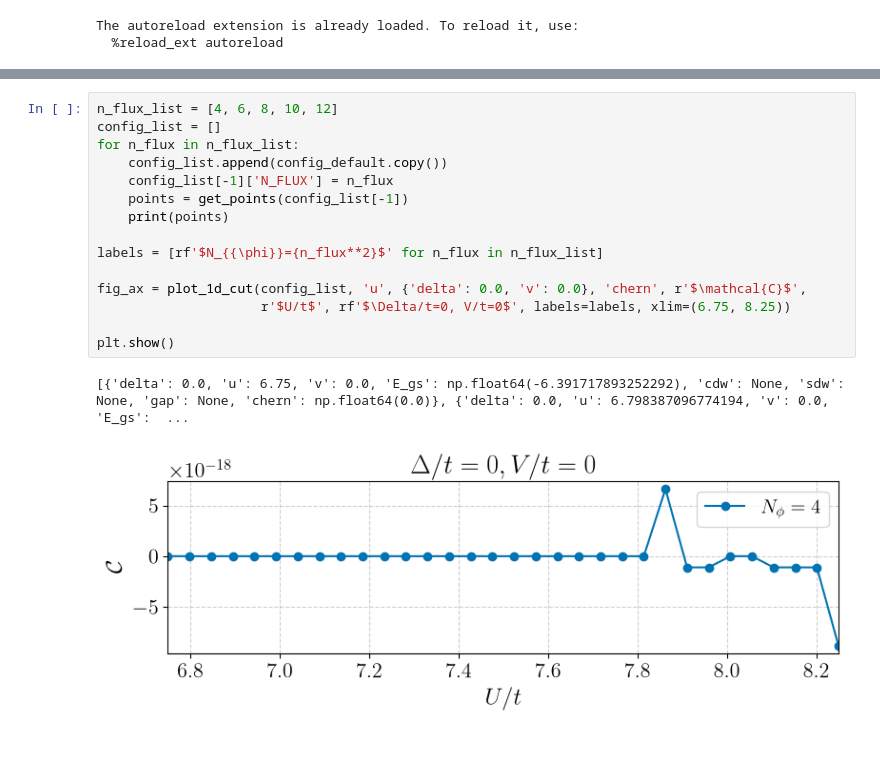
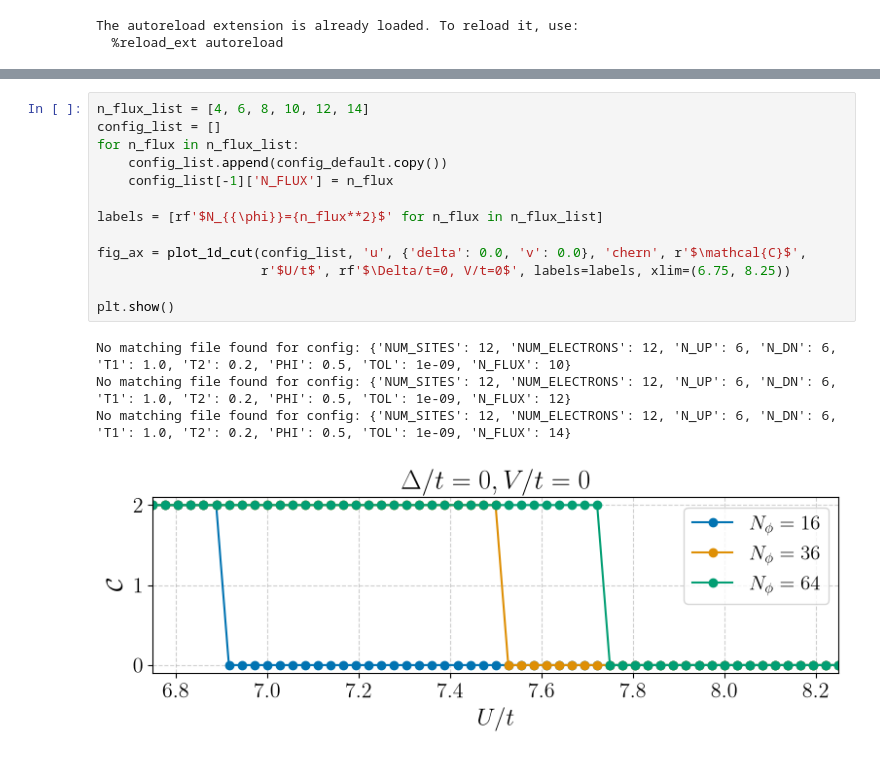
Before and after one commit to cctort/haldane, a Jupyter notebook: clean.ipynb, the cells around one changed output, grey strips where cells are left out. Saved outputs shown, nothing was run; the diff lists cells and outputs as text.

```diff
--- a/clean.ipynb
+++ b/clean.ipynb
@@ -47,18 +28,18 @@ No data fits the chosen parameter constraints for config index 3 and observable
 # %%
-n_flux_list = [4, 6, 8, 10, 12]
+n_flux_list = [4, 6, 8, 10, 12, 14]
 config_list = []
 for n_flux in n_flux_list:
     config_list.append(config_default.copy())
     config_list[-1]['N_FLUX'] = n_flux
-    points = get_points(config_list[-1])
-    print(points)
 
 labels = [rf'$N_{{\phi}}={n_flux**2}$' for n_flux in n_flux_list]
 
 fig_ax = plot_1d_cut(config_list, 'u', {'delta': 0.0, 'v': 0.0}, 'chern', r'$\mathcal{C}$',
                      r'$U/t$', rf'$\Delta/t=0, V/t=0$', labels=labels, xlim=(6.75, 8.25))
 
 plt.show()
 # %% [output]
-[{'delta': 0.0, 'u': 6.75, 'v': 0.0, 'E_gs': np.float64(-6.391717893252292), 'cdw': None, 'sdw': None, 'gap': None, 'chern': np.float64(0.0)}, {'delta': 0.0, 'u': 6.798387096774194, 'v': 0.0, 'E_gs':  ...
+No matching file found for config: {'NUM_SITES': 12, 'NUM_ELECTRONS': 12, 'N_UP': 6, 'N_DN': 6, 'T1': 1.0, 'T2': 0.2, 'PHI': 0.5, 'TOL': 1e-09, 'N_FLUX': 10}
+No matching file found for config: {'NUM_SITES': 12, 'NUM_ELECTRONS': 12, 'N_UP': 6, 'N_DN': 6, 'T1': 1.0, 'T2': 0.2, 'PHI': 0.5, 'TOL': 1e-09, 'N_FLUX': 12}
+No matching file found for config: {'NUM_SITES': 12, 'NUM_ELECTRONS': 12, 'N_UP': 6, 'N_DN': 6, 'T1': 1.0, 'T2': 0.2, 'PHI': 0.5, 'TOL': 1e-09, 'N_FLUX': 14}
-[figure, old version]
+[figure, new version]
```
Also changed, not shown: parts of 1 cell of this notebook, 2 other files.
